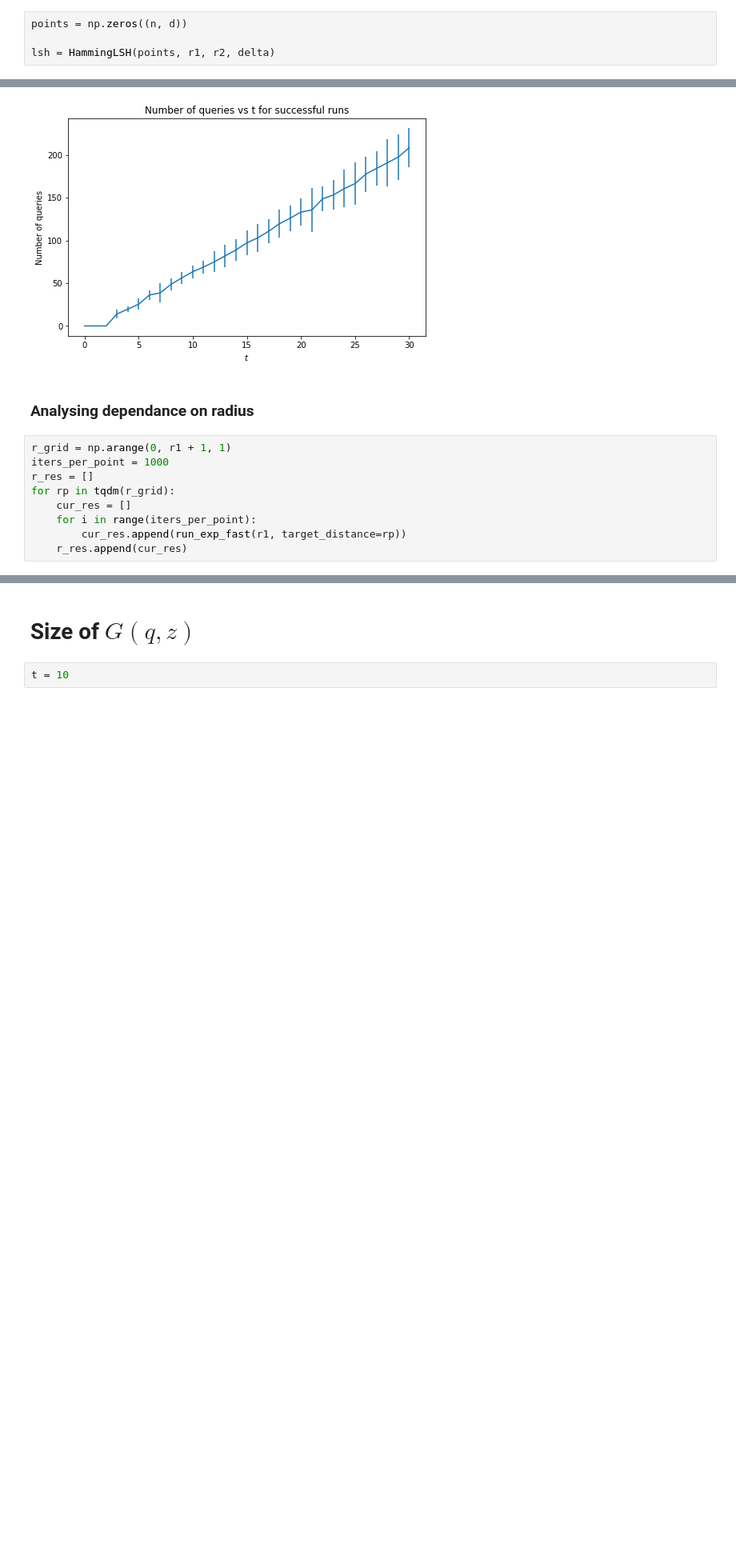
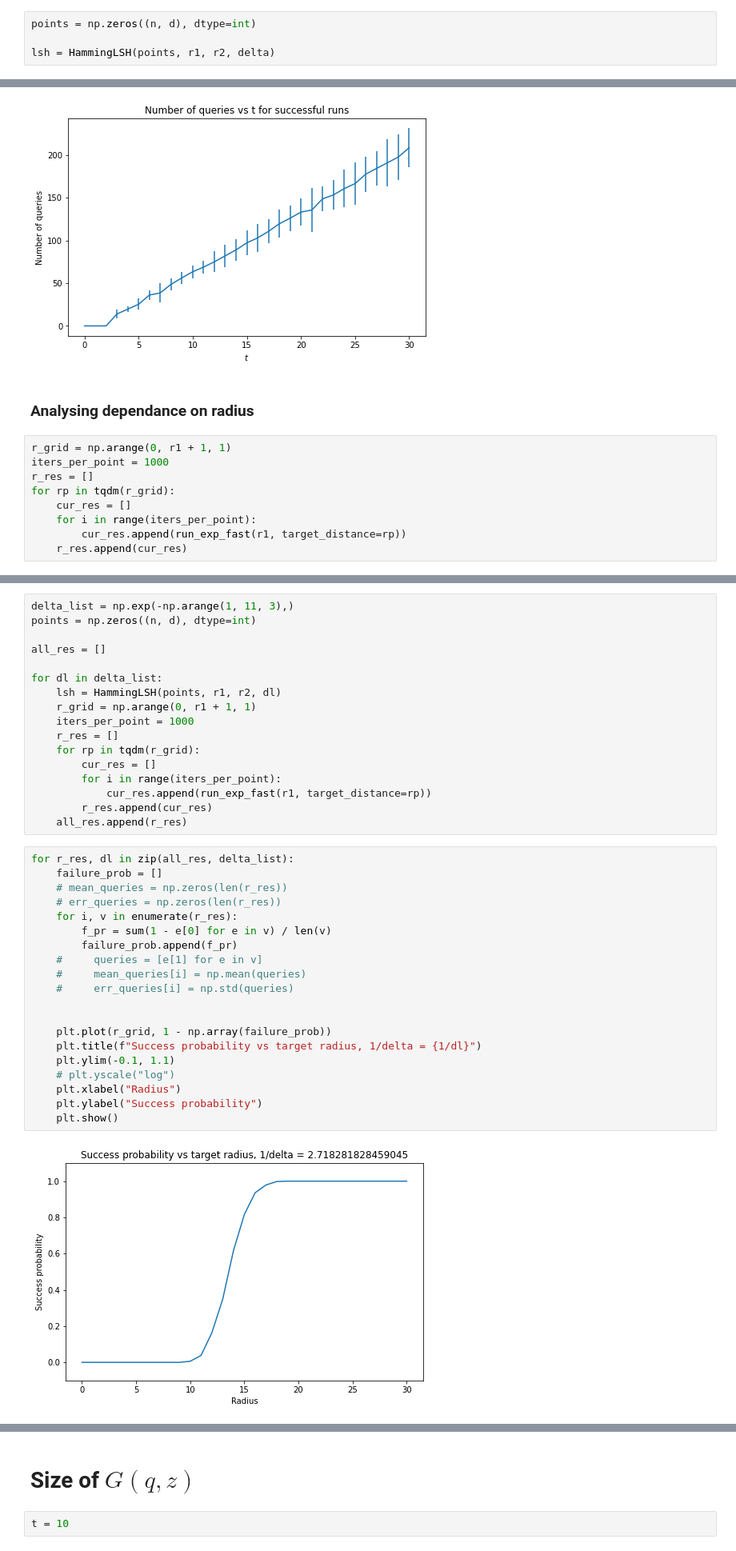
Before and after one commit to makarov-mv/lsh-adversary, a Jupyter notebook: Experiments.ipynb, the cells around one changed output, grey strips where cells are left out. Shown: that part at 80% size. Saved outputs shown, nothing was run; the diff lists cells and outputs as text; blank space fills up the shorter version.

```diff
--- a/Experiments.ipynb
+++ b/Experiments.ipynb
@@ -67,7 +87,7 @@ class HammingLSH:
 # %% [markdown]
 ## Success chance tests
 # %%
-points = np.zeros((n, d))
+points = np.zeros((n, d), dtype=int)
 
 lsh = HammingLSH(points, r1, r2, delta)
 # %%
@@ -338,0 +382,39 @@ plt.show()
+# %%
+delta_list = np.exp(-np.arange(1, 11, 3),)
+points = np.zeros((n, d), dtype=int)
+
+all_res = []
+
+for dl in delta_list:
+    lsh = HammingLSH(points, r1, r2, dl)
+    r_grid = np.arange(0, r1 + 1, 1)
+    iters_per_point = 1000
+    r_res = []
+    for rp in tqdm(r_grid):
+        cur_res = []
+        for i in range(iters_per_point):
+            cur_res.append(run_exp_fast(r1, target_distance=rp))
+        r_res.append(cur_res)
+    all_res.append(r_res)
+# %%
+for r_res, dl in zip(all_res, delta_list):
+    failure_prob = []
+    # mean_queries = np.zeros(len(r_res))
+    # err_queries = np.zeros(len(r_res))
+    for i, v in enumerate(r_res):
+        f_pr = sum(1 - e[0] for e in v) / len(v)
+        failure_prob.append(f_pr)
+    #     queries = [e[1] for e in v]
+    #     mean_queries[i] = np.mean(queries)
+    #     err_queries[i] = np.std(queries)
+
+
+    plt.plot(r_grid, 1 - np.array(failure_prob))
+    plt.title(f"Success probability vs target radius, 1/delta = {1/dl}")
+    plt.ylim(-0.1, 1.1)
+    # plt.yscale("log")
+    plt.xlabel("Radius")
+    plt.ylabel("Success probability")
+    plt.show()
+# %% [output]
+[figure, added]
```
Also changed, not shown: parts of 15 cells of this notebook.
